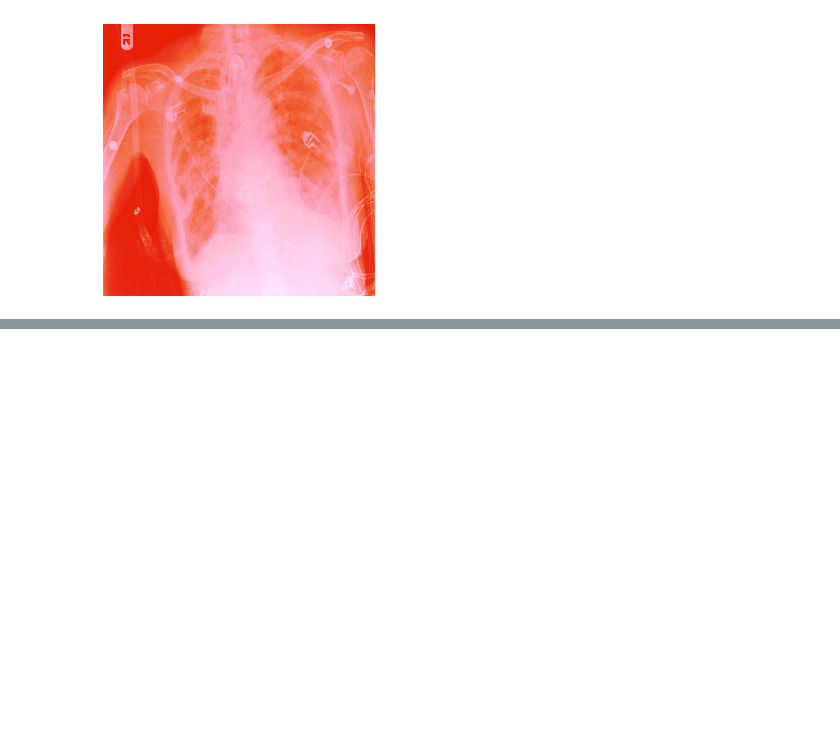
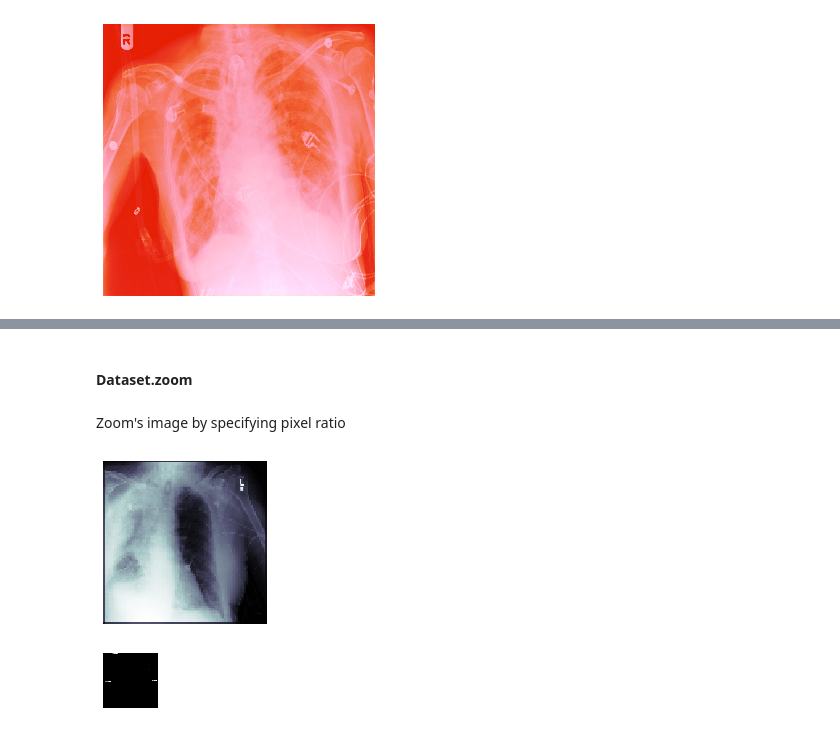
Before and after one commit to asvcode/covid19-translations, a Jupyter notebook: _notebooks/2020-04-28-Medical-Imaging-Part2.ipynb, the cells around one changed output, grey strips where cells are left out. Drawn from its saved outputs; the diff is of its cells as text; code cells hidden in the pictures; blank space fills up the shorter version.

```diff
--- a/_notebooks/2020-04-28-Medical-Imaging-Part2.ipynb
+++ b/_notebooks/2020-04-28-Medical-Imaging-Part2.ipynb
@@ -173,0 +189,15 @@ show_image(Image.open(pneumothorax_source/f'train/01tensor.jpg'))
+# %% [markdown]
+#### Dataset.zoom
+# %% [markdown]
+Zoom's image by specifying pixel ratio
+# %%
+dimg2 = dcmread(items[11])
+dimg2.zoom(0.1)
+dimg2.show()
+# %% [output]
+[figure, added]
+# %%
+dimg2.zoom(0.5)
+dimg2.show()
+# %% [output]
+[figure, added]
```
Also changed, not shown: parts of 9 cells of this notebook.
